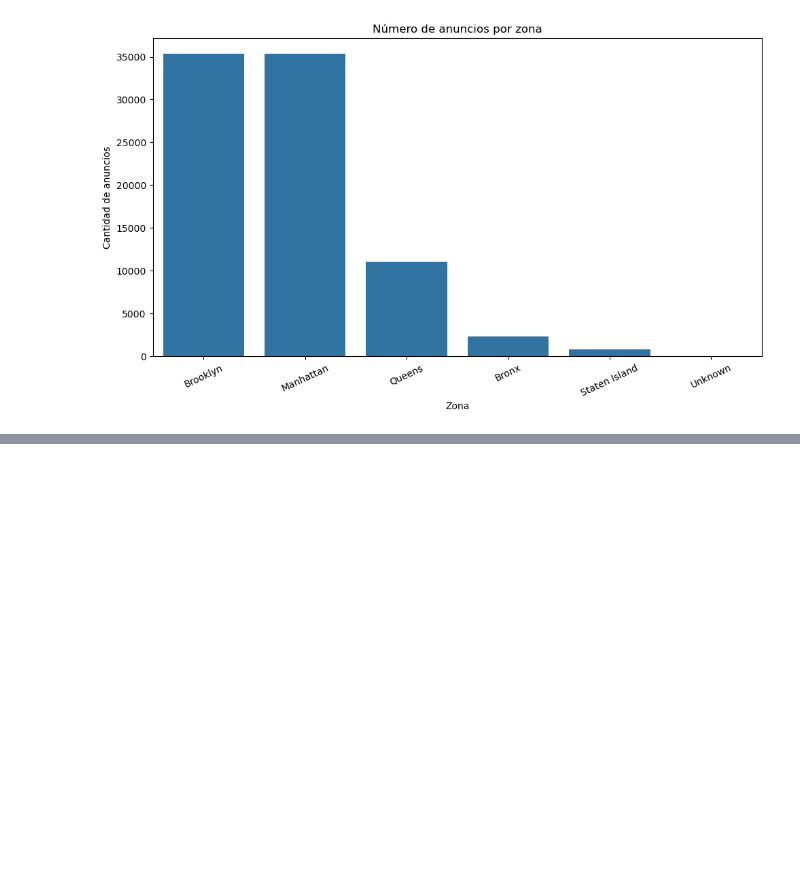
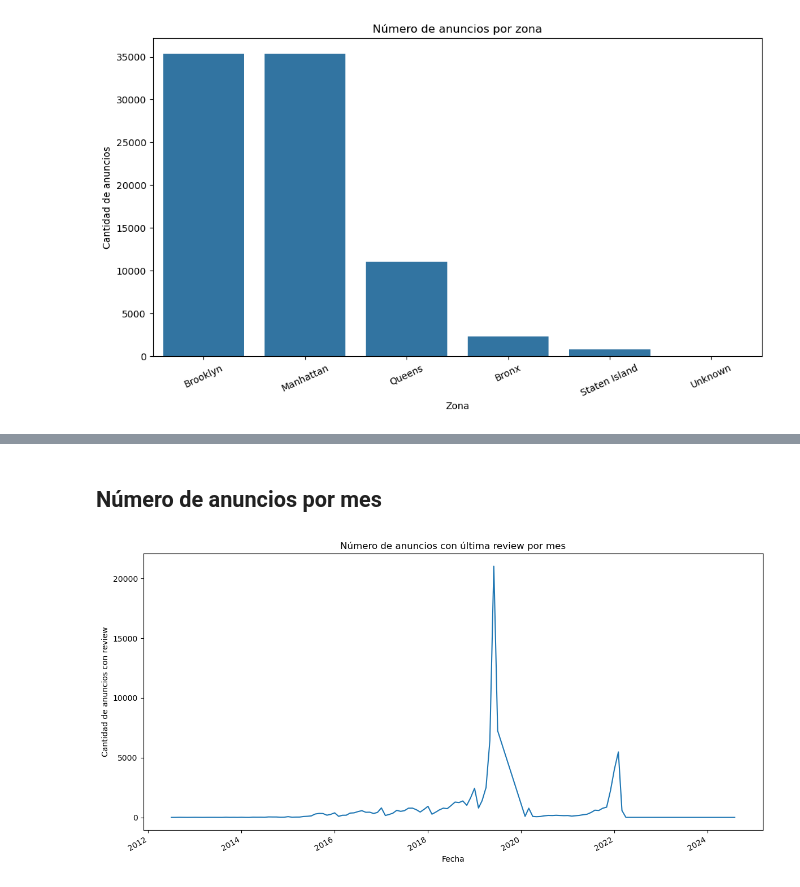
Before and after one commit to OscarFdz24/ProyectoEDA_Airbnb_Evolve, a Jupyter notebook: notebooks/03_Data_VisualizationEDA.ipynb, the cells around one changed output, grey strips where cells are left out. Saved outputs shown, nothing was run; the diff lists cells and outputs as text; code cells hidden in the pictures; blank space fills up the shorter version.

```diff
--- a/notebooks/03_Data_VisualizationEDA.ipynb
+++ b/notebooks/03_Data_VisualizationEDA.ipynb
@@ -244,0 +292,18 @@ plt.show()
+# %% [markdown]
+## Número de anuncios por mes
+# %%
+if "last_review" in df_airbnb.columns:
+    ts = df_airbnb.dropna(subset=["last_review"]).copy()
+    ts["year_month"] = ts["last_review"].dt.to_period("M").dt.to_timestamp()
+
+    reviews_per_month = ts.groupby("year_month")["id"].count()
+
+    plt.figure(figsize=(12, 6))
+    reviews_per_month.plot()
+    plt.title("Número de anuncios con última review por mes")
+    plt.xlabel("Fecha")
+    plt.ylabel("Cantidad de anuncios con review")
+    plt.tight_layout()
+    plt.show()
+# %% [output]
+[figure, added]
```
Also changed, not shown: parts of 23 cells of this notebook.
